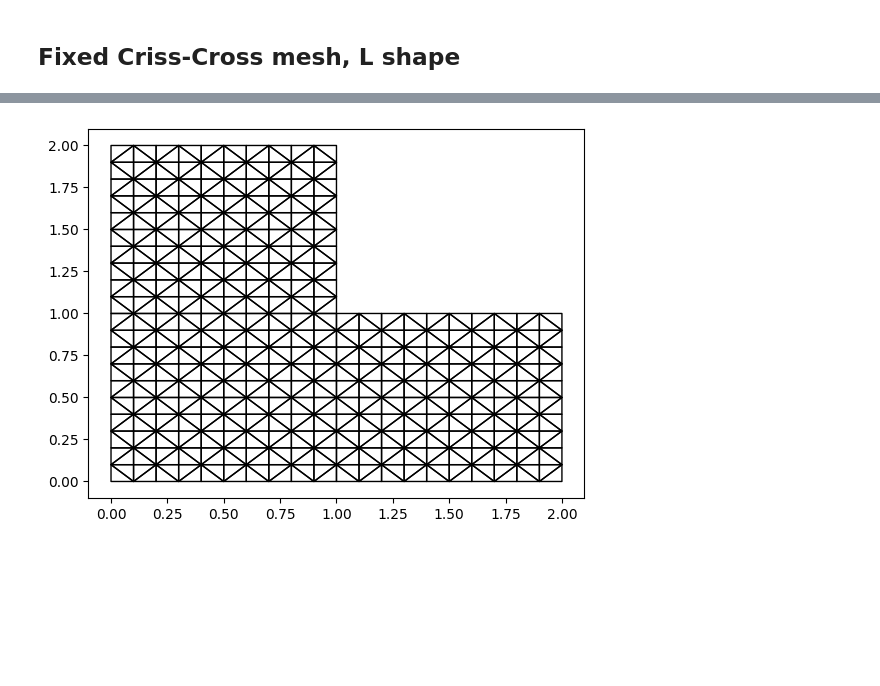
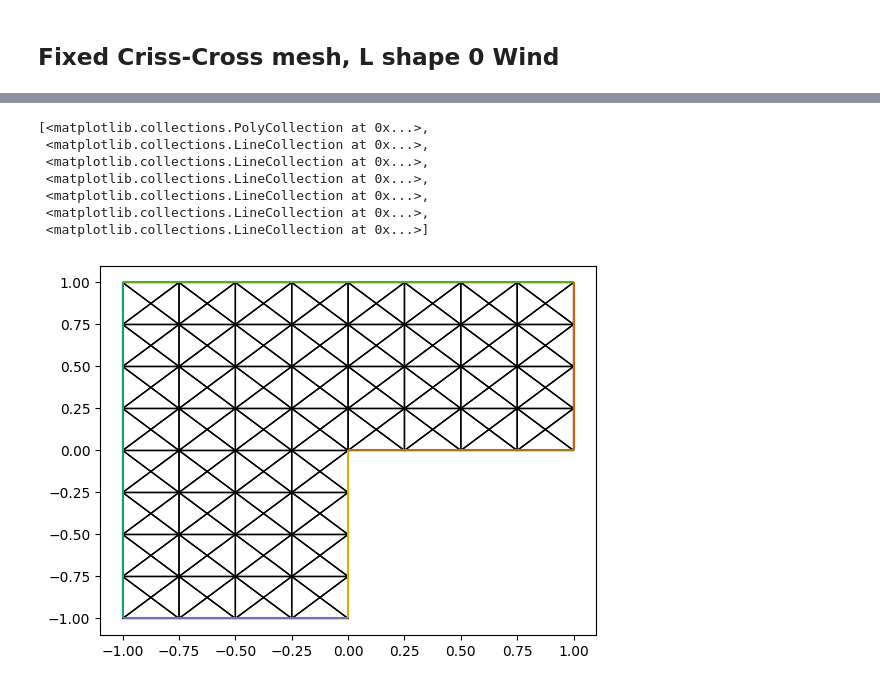
Before and after one commit to GomesLourenco/Dissertation, a Jupyter notebook: Experiments/L-Shaped.ipynb, the cells around one changed output, grey strips where cells are left out. Saved outputs shown, nothing was run; the diff lists cells and outputs as text; code cells hidden in the pictures; blank space fills up the shorter version.

```diff
--- a/Experiments/L-Shaped.ipynb
+++ b/Experiments/L-Shaped.ipynb
@@ -135,7 +205,6 @@ def plot_eigenmode(solver, index, title_prefix=""):
 # %% [markdown]
-## Fixed Criss-Cross mesh, L shape
+## Fixed Criss-Cross mesh, L shape 0 Wind
 # %%
-import os, tempfile
-mesh = make_crisscross_Lshape_mesh(n_cells_per_unit=10)
+mesh  =make_Lshape_mesh(n=4,diagonal='crossed',structured=True)
 triplot(mesh)
 # %% [output]
@@ -143,2 +217,9 @@ triplot(mesh)
+[<matplotlib.collections.PolyCollection at 0x...>,
+ <matplotlib.collections.LineCollection at 0x...>,
+ <matplotlib.collections.LineCollection at 0x...>,
+ <matplotlib.collections.LineCollection at 0x...>,
+ <matplotlib.collections.LineCollection at 0x...>,
+ <matplotlib.collections.LineCollection at 0x...>,
+ <matplotlib.collections.LineCollection at 0x...>]
-[figure, old version]
+[figure, new version]
 # %%
```
Also changed, not shown: parts of 17 cells of this notebook, 16 other files.
